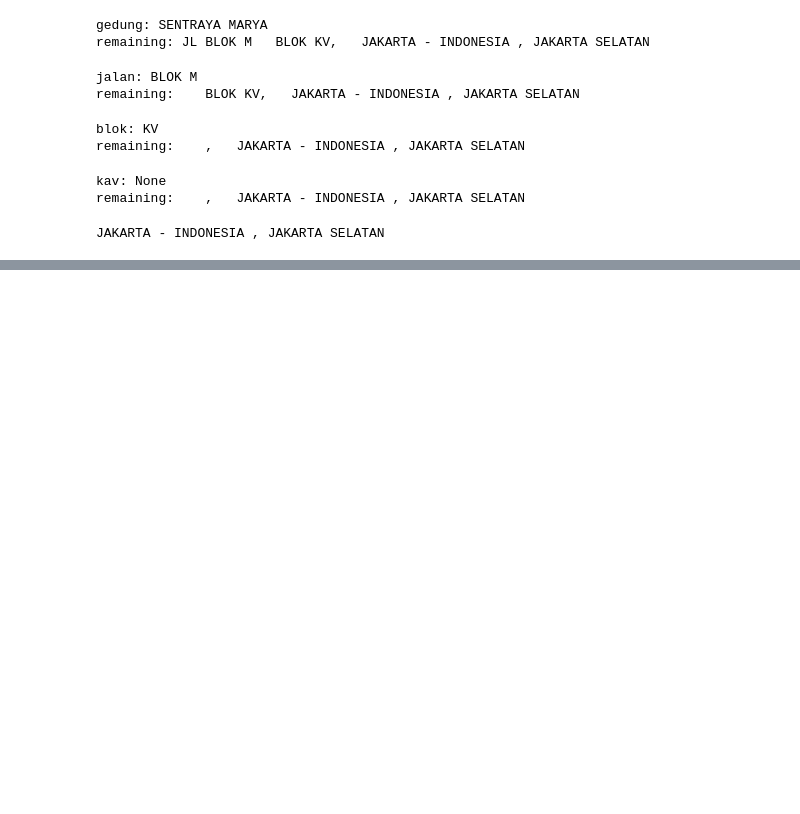
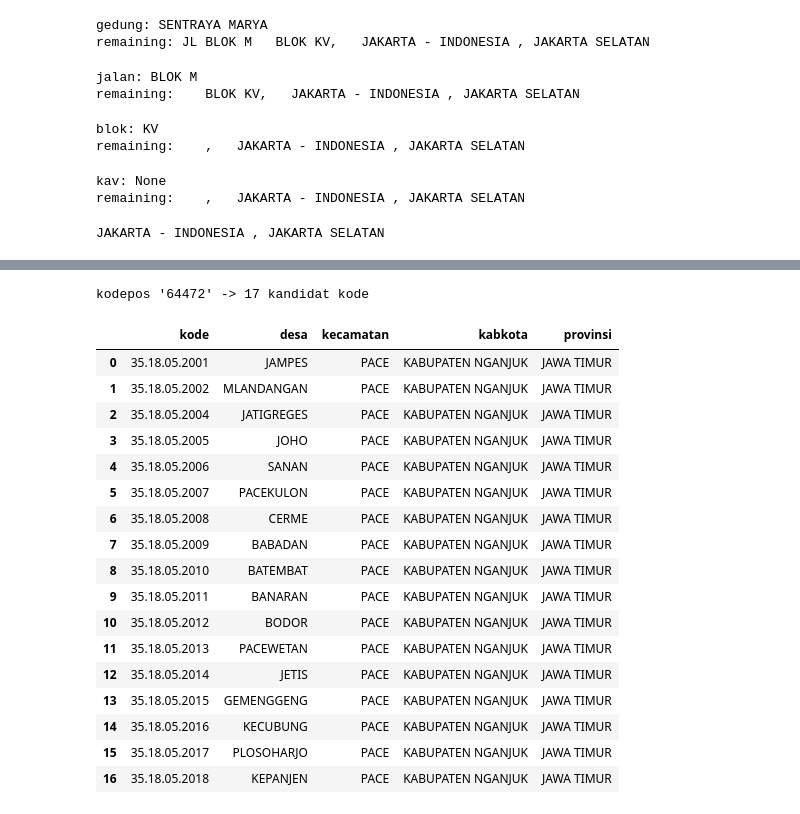
Before and after one commit to tiarasabrinaa/automation-parsing-address, a Jupyter notebook: notebooks/regex/regex_modular_debug.ipynb, the cells around one changed output, grey strips where cells are left out. Drawn from its saved outputs; the diff is of its cells as text; code cells hidden in the pictures; blank space fills up the shorter version.

```diff
--- a/notebooks/regex/regex_modular_debug.ipynb
+++ b/notebooks/regex/regex_modular_debug.ipynb
@@ -589,10 +521,0 @@ if nama_kab:
-# %%
-if nama_kab:
-    kandidat_kec = df_kec[df_kec["kode"].str.startswith(kode_kab + ".")]
-    nama_kec, kode_kec = exact_match_safe(text_tokens, kandidat_kec, min_len=5)
-    print("kecamatan:", nama_kec, kode_kec)
-
-    if nama_kec:
-        kandidat_desa = df_desa[df_desa["kode"].str.startswith(kode_kec + ".")]
-        nama_desa, kode_desa = exact_match_safe(text_tokens, kandidat_desa, min_len=6)
-        print("desa:", nama_desa, kode_desa)
@@ -610,0 +689,49 @@ desa dari pool kodepos: None None
+# %%
+def show_postcode_detail(kodepos):
+    kandidat_kode = kodepos_df.loc[kodepos_df["kodepos"] == str(kodepos), "kode"].tolist()
+    print(f"kodepos '{kodepos}' -> {len(kandidat_kode)} kandidat kode")
+
+    rows = []
+    for kode in kandidat_kode:
+        parts = kode.split(".")
+        kode_kec = ".".join(parts[:3])
+        kode_kab = ".".join(parts[:2])
+        kode_prov = parts[0]
+
+        nama_desa = df_desa.loc[df_desa["kode"] == kode, "nama"]
+        nama_kec = df_kec.loc[df_kec["kode"] == kode_kec, "nama"]
+        nama_kab = df_kabkota.loc[df_kabkota["kode"] == kode_kab, "nama"]
+        nama_prov = df_prov.loc[df_prov["kode"] == kode_prov, "nama"]
+
+        rows.append({
+            "kode": kode,
+            "desa": nama_desa.iloc[0] if not nama_desa.empty else None,
+            "kecamatan": nama_kec.iloc[0] if not nama_kec.empty else None,
+            "kabkota": nama_kab.iloc[0] if not nama_kab.empty else None,
+            "provinsi": nama_prov.iloc[0] if not nama_prov.empty else None,
+        })
+
+    return pd.DataFrame(rows)
+
+detail_df = show_postcode_detail("64472")
+detail_df
+# %% [output]
+kodepos '64472' -> 17 kandidat kode
+|  | kode | desa | kecamatan | kabkota | provinsi |
+| 0 | 35.18.05.2001 | JAMPES | PACE | KABUPATEN NGANJUK | JAWA TIMUR |
+| 1 | 35.18.05.2002 | MLANDANGAN | PACE | KABUPATEN NGANJUK | JAWA TIMUR |
+| 2 | 35.18.05.2004 | JATIGREGES | PACE | KABUPATEN NGANJUK | JAWA TIMUR |
+| 3 | 35.18.05.2005 | JOHO | PACE | KABUPATEN NGANJUK | JAWA TIMUR |
+| 4 | 35.18.05.2006 | SANAN | PACE | KABUPATEN NGANJUK | JAWA TIMUR |
+| 5 | 35.18.05.2007 | PACEKULON | PACE | KABUPATEN NGANJUK | JAWA TIMUR |
+| 6 | 35.18.05.2008 | CERME | PACE | KABUPATEN NGANJUK | JAWA TIMUR |
+| 7 | 35.18.05.2009 | BABADAN | PACE | KABUPATEN NGANJUK | JAWA TIMUR |
+| 8 | 35.18.05.2010 | BATEMBAT | PACE | KABUPATEN NGANJUK | JAWA TIMUR |
+| 9 | 35.18.05.2011 | BANARAN | PACE | KABUPATEN NGANJUK | JAWA TIMUR |
+| 10 | 35.18.05.2012 | BODOR | PACE | KABUPATEN NGANJUK | JAWA TIMUR |
+| 11 | 35.18.05.2013 | PACEWETAN | PACE | KABUPATEN NGANJUK | JAWA TIMUR |
+| 12 | 35.18.05.2014 | JETIS | PACE | KABUPATEN NGANJUK | JAWA TIMUR |
+| 13 | 35.18.05.2015 | GEMENGGENG | PACE | KABUPATEN NGANJUK | JAWA TIMUR |
+| 14 | 35.18.05.2016 | KECUBUNG | PACE | KABUPATEN NGANJUK | JAWA TIMUR |
+| 15 | 35.18.05.2017 | PLOSOHARJO | PACE | KABUPATEN NGANJUK | JAWA TIMUR |
+| 16 | 35.18.05.2018 | KEPANJEN | PACE | KABUPATEN NGANJUK | JAWA TIMUR |
```
Also changed, not shown: parts of 16 cells of this notebook.
